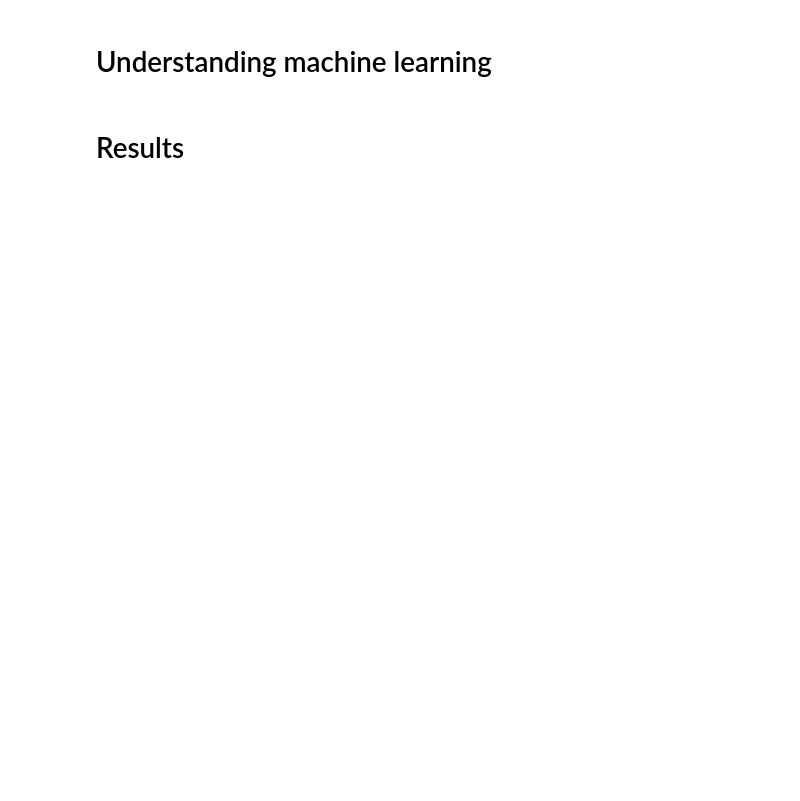
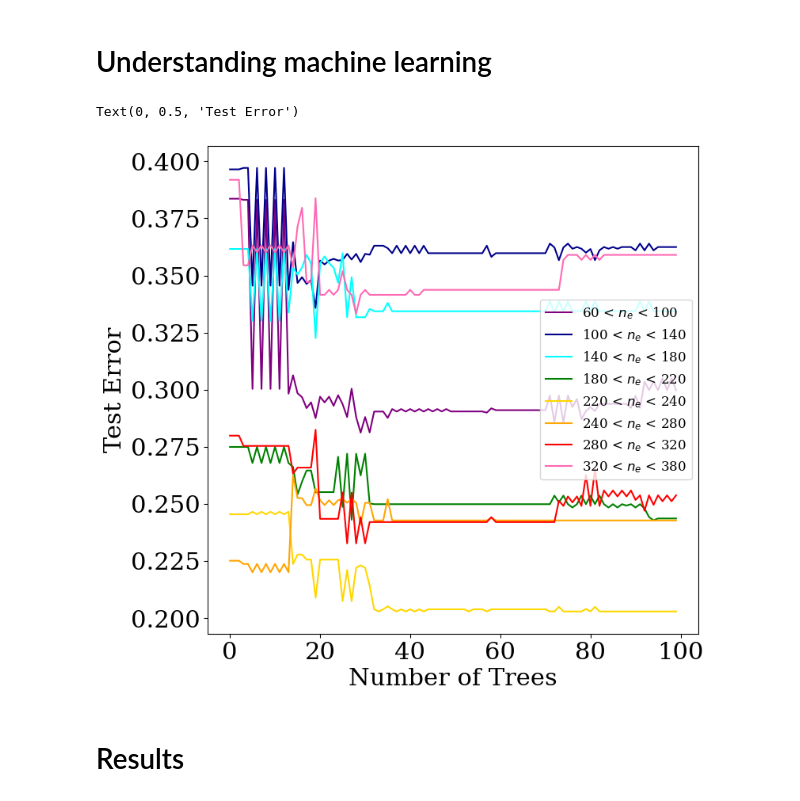
Before and after one commit to lizziewitt/MSci_Project, a Jupyter notebook: 02_machine_learning_testing.ipynb, the cells around one changed output. Saved outputs shown, nothing was run; the diff lists cells and outputs as text; code cells hidden in the pictures; blank space fills up the shorter version.

```diff
--- a/02_machine_learning_testing.ipynb
+++ b/02_machine_learning_testing.ipynb
@@ -30,6 +30,8 @@ from sklearn.tree import export_graphviz, DecisionTreeClassifier#, plot_tree, ex
 plt.rcParams['figure.figsize'] = [10, 8]
 font = {'family' : 'serif','weight' : 'normal','size'   : 22}
 plt.rc('font', **font)
+
+SE_size = 47.07
 # %% [markdown]
 # Parameters
 # %% [markdown]
@@ -180,6 +214,7 @@ train_test_split(X, Y, W, A, T, R, X_raw, Y_raw, L, random_state=0)
 scaler = MinMaxScaler()
 X_train = scaler.fit_transform(X_train_unscaled.astype('float64'))
 X_test = scaler.transform(X_test_unscaled.astype('float64'))
+E_test = A_test/SE_size
 # %% [markdown]
 ### Adaptively boosted decision tree
 # %%
@@ -197,5 +232,29 @@ model.score(X_test, Y_test, sample_weight=W_test.astype('float64'))
 # %% [markdown]
 # Understanding machine learning
+# %%
+bin_labels = ['Total', r'60 < $n_e$ < 100', r'100 < $n_e$ < 140', r'140 < $n_e$ < 180', r'180 < $n_e$ < 220',
+              r'220 < $n_e$ < 240', r'240 < $n_e$ < 280', r'280 < $n_e$ < 320', r'320 < $n_e$ < 380']
+bin_colors = ["black", "purple", "darkblue", "cyan", "green", "gold", "orange", "red", "hotpink"  ]
+# %%
+test_error_list = []
+start = 60
+for i in range(8):
+    test_error = [ ]
+    bin_cut = (start < E_test) & (E_test < start + 40)
+    start += 40
+    for test_predict in model.staged_predict(X_test[bin_cut]):
+        test_error.append(1.-accuracy_score(test_predict,Y_test[bin_cut],sample_weight=W_test[bin_cut].ravel().astype('float64')))
+    test_error_list.append(test_error)
+# %%
+fig, ax = plt.subplots(figsize=(8,8))
+for i in range(8):
+    ax.plot(test_error_list[i], color = bin_colors[i+1], label=bin_labels[i+1])
+ax.legend(fontsize = 12)
+ax.set_xlabel('Number of Trees')
+ax.set_ylabel('Test Error')
+# %% [output]
+Text(0, 0.5, 'Test Error')
+[figure, added]
 # %% [markdown]
 # Results
 # %%
```
Also changed, not shown: parts of 28 cells of this notebook, 3 other files.
